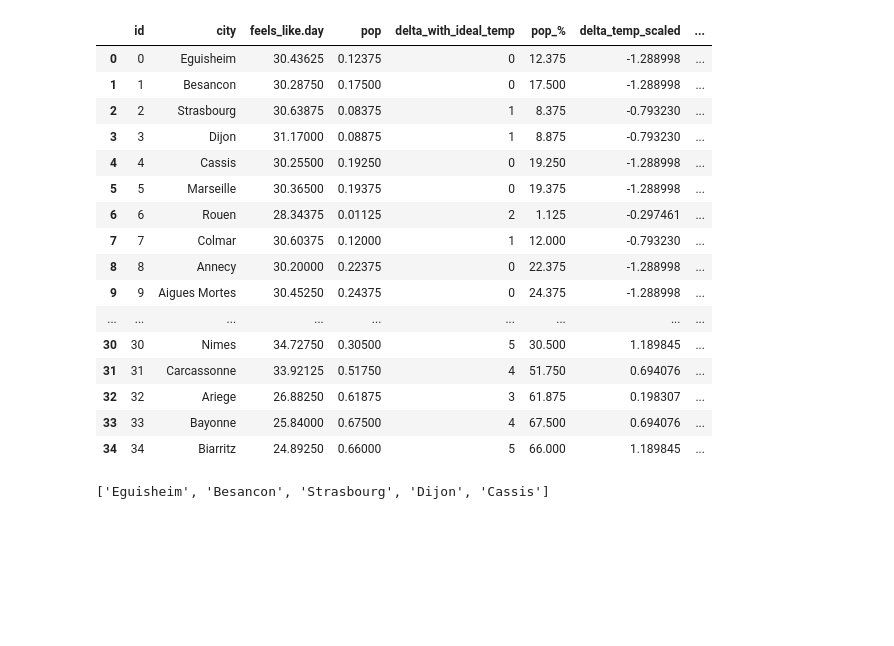
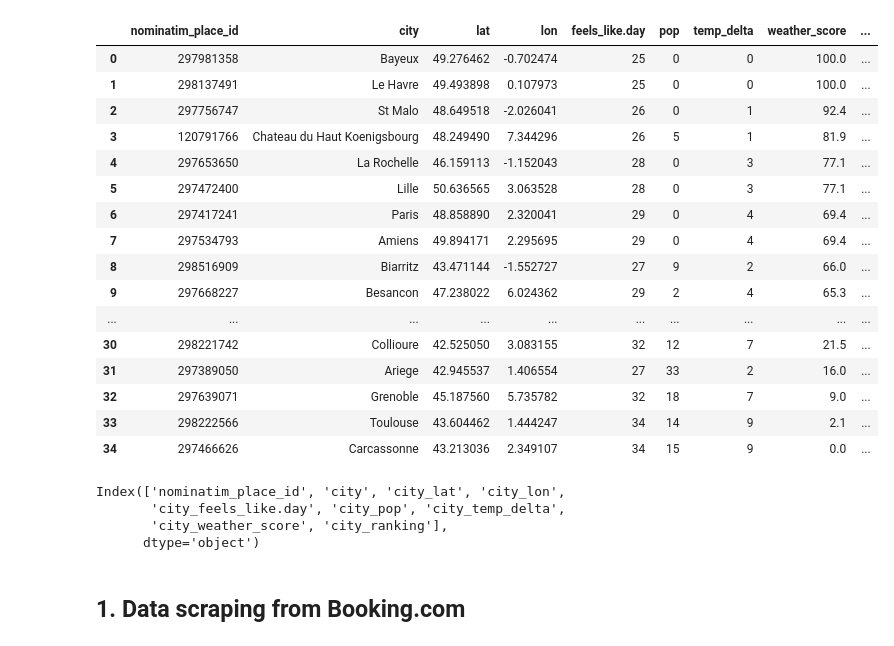
Before and after one commit to Acsts/Data_Collection--Travel_Recommandations, a Jupyter notebook: Hotels_info_collector.ipynb, the cells around one changed output. Cells and saved outputs as stored; diff of their text form; code cells hidden in the pictures; blank space fills up the shorter version.

```diff
--- a/Hotels_info_collector.ipynb
+++ b/Hotels_info_collector.ipynb
@@ -12,27 +25,36 @@ import json
 # %%
-weather_df = pd.read_csv('weather_data.csv')
-weather_df
+weather_data = pd.read_csv('data/weather_data.csv')
+weather_data
 # %% [output]
-|  | id | city | feels_like.day | pop | delta_with_ideal_temp | pop_% | delta_temp_scaled | ... |
-| 0 | 0 | Eguisheim | 30.43625 | 0.12375 | 0 | 12.375 | -1.288998 | ... |
-| 1 | 1 | Besancon | 30.28750 | 0.17500 | 0 | 17.500 | -1.288998 | ... |
-| 2 | 2 | Strasbourg | 30.63875 | 0.08375 | 1 | 8.375 | -0.793230 | ... |
-| 3 | 3 | Dijon | 31.17000 | 0.08875 | 1 | 8.875 | -0.793230 | ... |
-| 4 | 4 | Cassis | 30.25500 | 0.19250 | 0 | 19.250 | -1.288998 | ... |
-| 5 | 5 | Marseille | 30.36500 | 0.19375 | 0 | 19.375 | -1.288998 | ... |
-| 6 | 6 | Rouen | 28.34375 | 0.01125 | 2 | 1.125 | -0.297461 | ... |
-| 7 | 7 | Colmar | 30.60375 | 0.12000 | 1 | 12.000 | -0.793230 | ... |
-| 8 | 8 | Annecy | 30.20000 | 0.22375 | 0 | 22.375 | -1.288998 | ... |
-| 9 | 9 | Aigues Mortes | 30.45250 | 0.24375 | 0 | 24.375 | -1.288998 | ... |
-| ... | ... | ... | ... | ... | ... | ... | ... | ... |
-| 30 | 30 | Nimes | 34.72750 | 0.30500 | 5 | 30.500 | 1.189845 | ... |
-| 31 | 31 | Carcassonne | 33.92125 | 0.51750 | 4 | 51.750 | 0.694076 | ... |
-| 32 | 32 | Ariege | 26.88250 | 0.61875 | 3 | 61.875 | 0.198307 | ... |
-| 33 | 33 | Bayonne | 25.84000 | 0.67500 | 4 | 67.500 | 0.694076 | ... |
-| 34 | 34 | Biarritz | 24.89250 | 0.66000 | 5 | 66.000 | 1.189845 | ... |
+|  | nominatim_place_id | city | lat | lon | feels_like.day | pop | temp_delta | weather_score | ... |
+| 0 | 297981358 | Bayeux | 49.276462 | -0.702474 | 25 | 0 | 0 | 100.0 | ... |
+| 1 | 298137491 | Le Havre | 49.493898 | 0.107973 | 25 | 0 | 0 | 100.0 | ... |
+| 2 | 297756747 | St Malo | 48.649518 | -2.026041 | 26 | 0 | 1 | 92.4 | ... |
+| 3 | 120791766 | Chateau du Haut Koenigsbourg | 48.249490 | 7.344296 | 26 | 5 | 1 | 81.9 | ... |
+| 4 | 297653650 | La Rochelle | 46.159113 | -1.152043 | 28 | 0 | 3 | 77.1 | ... |
+| 5 | 297472400 | Lille | 50.636565 | 3.063528 | 28 | 0 | 3 | 77.1 | ... |
+| 6 | 297417241 | Paris | 48.858890 | 2.320041 | 29 | 0 | 4 | 69.4 | ... |
+| 7 | 297534793 | Amiens | 49.894171 | 2.295695 | 29 | 0 | 4 | 69.4 | ... |
+| 8 | 298516909 | Biarritz | 43.471144 | -1.552727 | 27 | 9 | 2 | 66.0 | ... |
+| 9 | 297668227 | Besancon | 47.238022 | 6.024362 | 29 | 2 | 4 | 65.3 | ... |
+| ... | ... | ... | ... | ... | ... | ... | ... | ... | ... |
+| 30 | 298221742 | Collioure | 42.525050 | 3.083155 | 32 | 12 | 7 | 21.5 | ... |
+| 31 | 297389050 | Ariege | 42.945537 | 1.406554 | 27 | 33 | 2 | 16.0 | ... |
+| 32 | 297639071 | Grenoble | 45.187560 | 5.735782 | 32 | 18 | 7 | 9.0 | ... |
+| 33 | 298222566 | Toulouse | 43.604462 | 1.444247 | 34 | 14 | 9 | 2.1 | ... |
+| 34 | 297466626 | Carcassonne | 43.213036 | 2.349107 | 34 | 15 | 9 | 0.0 | ... |
+# %%
+# Add 'city_' before column names (except the identifiers) to ease distinction when this dataframe will be merged with hotels data later.
+
+weather_data.columns = weather_data.columns[:2].append(pd.Index(['city_' + col_name for col_name in weather_data.columns[2:]]))
+weather_data.columns
+# %% [output]
+Index(['nominatim_place_id', 'city', 'city_lat', 'city_lon',
+       'city_feels_like.day', 'city_pop', 'city_temp_delta',
+       'city_weather_score', 'city_ranking'],
+      dtype='object')
 # %%
-top_cities = weather_df['city'].to_list()[:5]
-top_cities
+place_identifier = 'nominatim_place_id' # store the name of the cities' unique identifier column for later use as key for following dataframes
-# %% [output]
-['Eguisheim', 'Besancon', 'Strasbourg', 'Dijon', 'Cassis']
+# %% [markdown]
+## 1. Data scraping from Booking.com
 # %%
```
Also changed, not shown: parts of 16 cells of this notebook, 10 other files.
